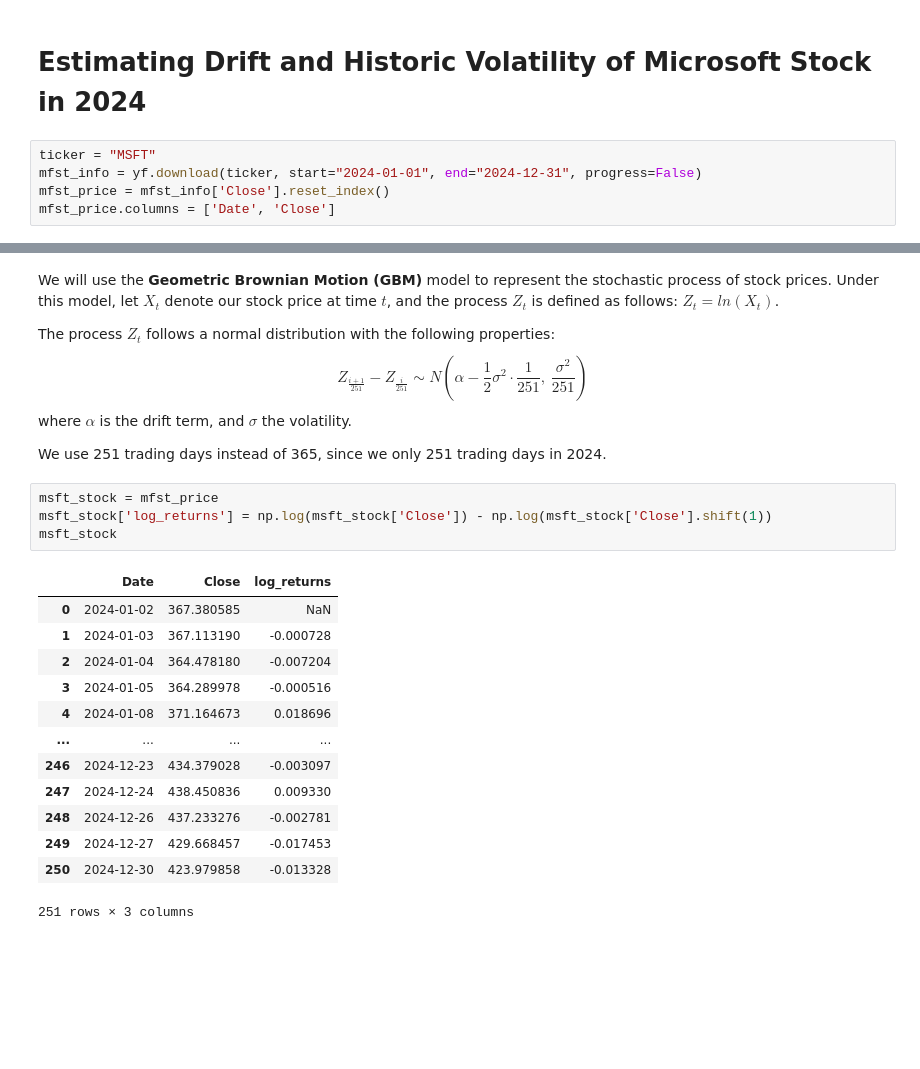
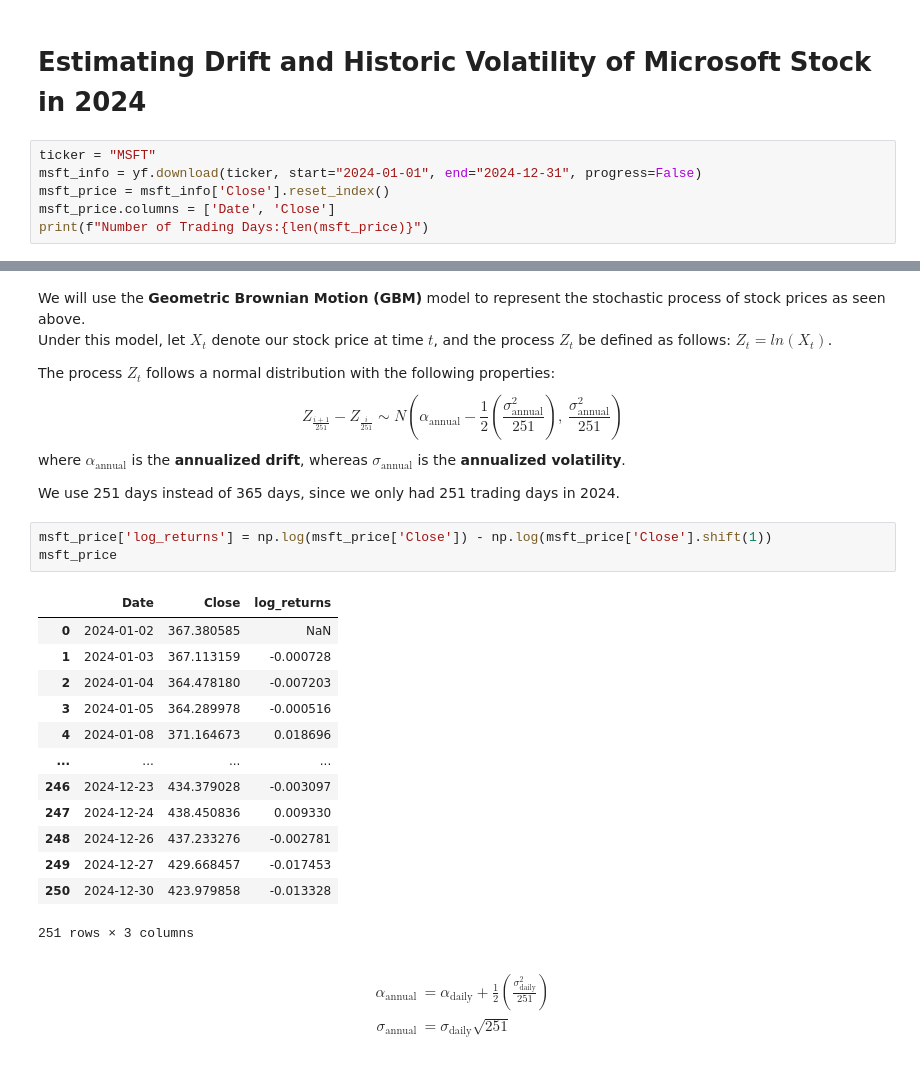
Before and after one commit to kasvinatirumal/wdrp_wi25, a Jupyter notebook: Analysis_of_Call_Option_Pricing,_Drift_and_Volatility_Estimation.ipynb, the cells around one changed output, grey strips where cells are left out. Saved outputs shown, nothing was run; the diff lists cells and outputs as text; blank space fills up the shorter version.

```diff
--- a/Analysis_of_Call_Option_Pricing,_Drift_and_Volatility_Estimation.ipynb
+++ b/Analysis_of_Call_Option_Pricing,_Drift_and_Volatility_Estimation.ipynb
@@ -281,6 +287,7 @@ As the time to expiration increases, the deviation between risk-neutral price an
 # Estimating Drift and Historic Volatility of Microsoft Stock in 2024
 # %%
 ticker = "MSFT"
-mfst_info = yf.download(ticker, start="2024-01-01", end="2024-12-31", progress=False)
-mfst_price = mfst_info['Close'].reset_index()
-mfst_price.columns = ['Date', 'Close']
+msft_info = yf.download(ticker, start="2024-01-01", end="2024-12-31", progress=False)
+msft_price = msft_info['Close'].reset_index()
+msft_price.columns = ['Date', 'Close']
+print(f"Number of Trading Days:{len(msft_price)}")
@@ -287,22 +303,22 @@ mfst_price.columns = ['Date', 'Close']
 # %% [markdown]
-We will use the **Geometric Brownian Motion (GBM)** model to represent the stochastic process of stock prices. Under this model, let $X_t$ denote our stock price at time $t$, and the process $Z_t$ is defined as follows: $Z_t = ln(X_t)$.
+We will use the **Geometric Brownian Motion (GBM)** model to represent the stochastic process of stock prices as seen above. \
+Under this model, let $X_t$ denote our stock price at time $t$, and the process $Z_t$ be defined as follows: $Z_t = ln(X_t)$.
 
 The process $Z_t$ follows a normal distribution with the following properties:
 $$
-Z_{\frac{i+1}{251}} - Z_{\frac{i}{251}} \sim N \left(\alpha - \frac{1}{2}\sigma^2\cdot\frac{1}{251}, \ \frac{\sigma^2}{251} \right)
+Z_{\frac{i+1}{251}} - Z_{\frac{i}{251}} \sim N \left(\alpha_{\text{annual}} - \frac{1}{2}\left(\frac{\sigma_{\text{annual}}^2}{251}\right), \ \frac{\sigma_{\text{annual}}^2}{251} \right)
 $$
-where $\alpha$ is the drift term, and $\sigma$ the volatility.
+where $\alpha_{\text{annual}}$ is the **annualized drift**, whereas $\sigma_{\text{annual}}$ is the **annualized volatility**.
 
-We use 251 trading days instead of 365, since we only 251 trading days in 2024.
+We use 251 days instead of 365 days, since we only had 251 trading days in 2024.
 # %%
-msft_stock = mfst_price
-msft_stock['log_returns'] = np.log(msft_stock['Close']) - np.log(msft_stock['Close'].shift(1))
-msft_stock
+msft_price['log_returns'] = np.log(msft_price['Close']) - np.log(msft_price['Close'].shift(1))
+msft_price
 # %% [output]
 |  | Date | Close | log_returns |
 | 0 | 2024-01-02 | 367.380585 | NaN |
-| 1 | 2024-01-03 | 367.113190 | -0.000728 |
-| 2 | 2024-01-04 | 364.478180 | -0.007204 |
+| 1 | 2024-01-03 | 367.113159 | -0.000728 |
+| 2 | 2024-01-04 | 364.478180 | -0.007203 |
 | 3 | 2024-01-05 | 364.289978 | -0.000516 |
 | 4 | 2024-01-08 | 371.164673 | 0.018696 |
 | ... | ... | ... | ... |
@@ -312,4 +328,9 @@ msft_stock
 | 249 | 2024-12-27 | 429.668457 | -0.017453 |
 | 250 | 2024-12-30 | 423.979858 | -0.013328 |
 251 rows × 3 columns
+# %% [markdown]
+\begin{align*}
+\alpha_{\text{annual}} &= \alpha_{\text{daily}} + \frac{1}{2}\left(\frac{\sigma_{\text{daily}}^2}{251} \right) \\
+\sigma_{\text{annual}} &= \sigma_{\text{daily}}\sqrt{251}
+\end{align*}
 # %%
```
Also changed, not shown: parts of 29 cells of this notebook.
